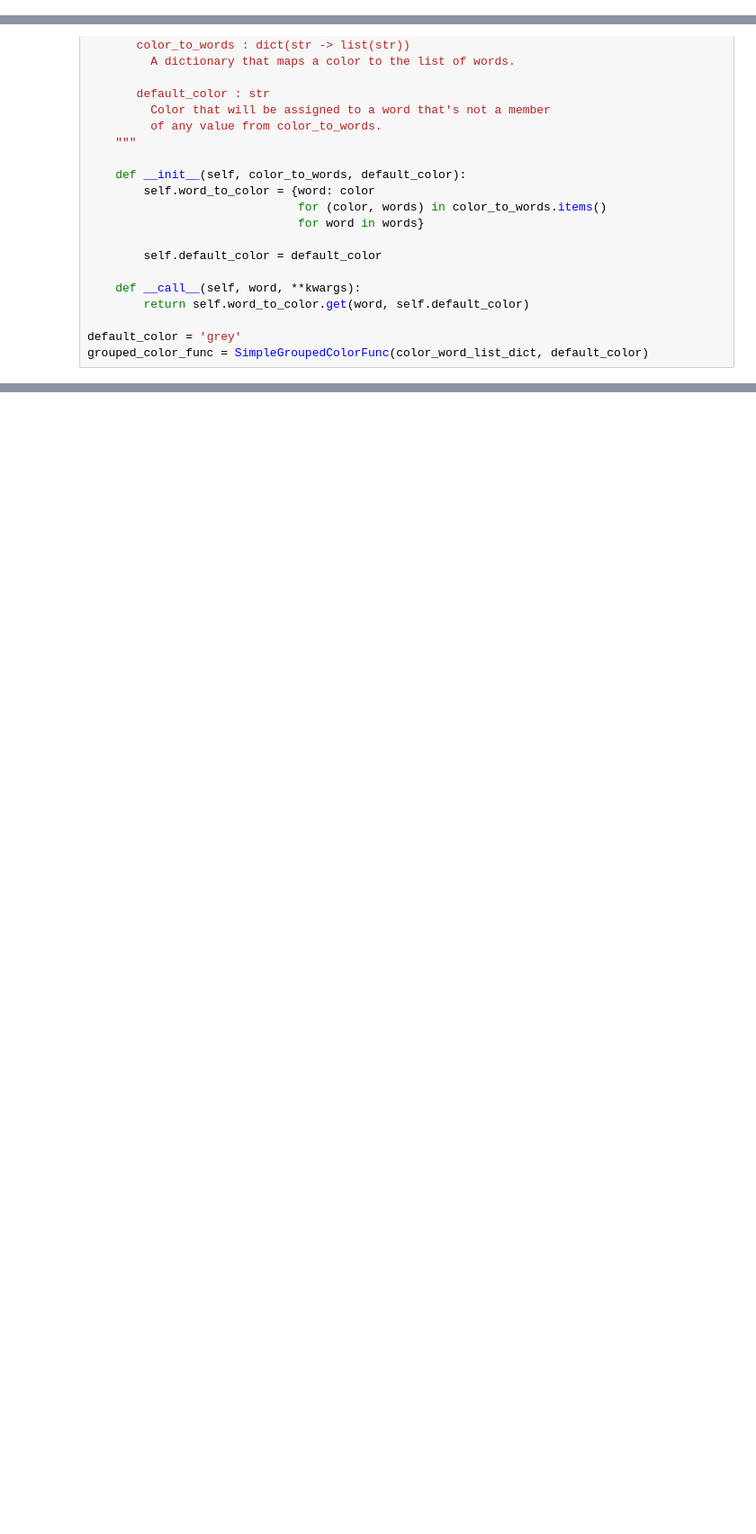
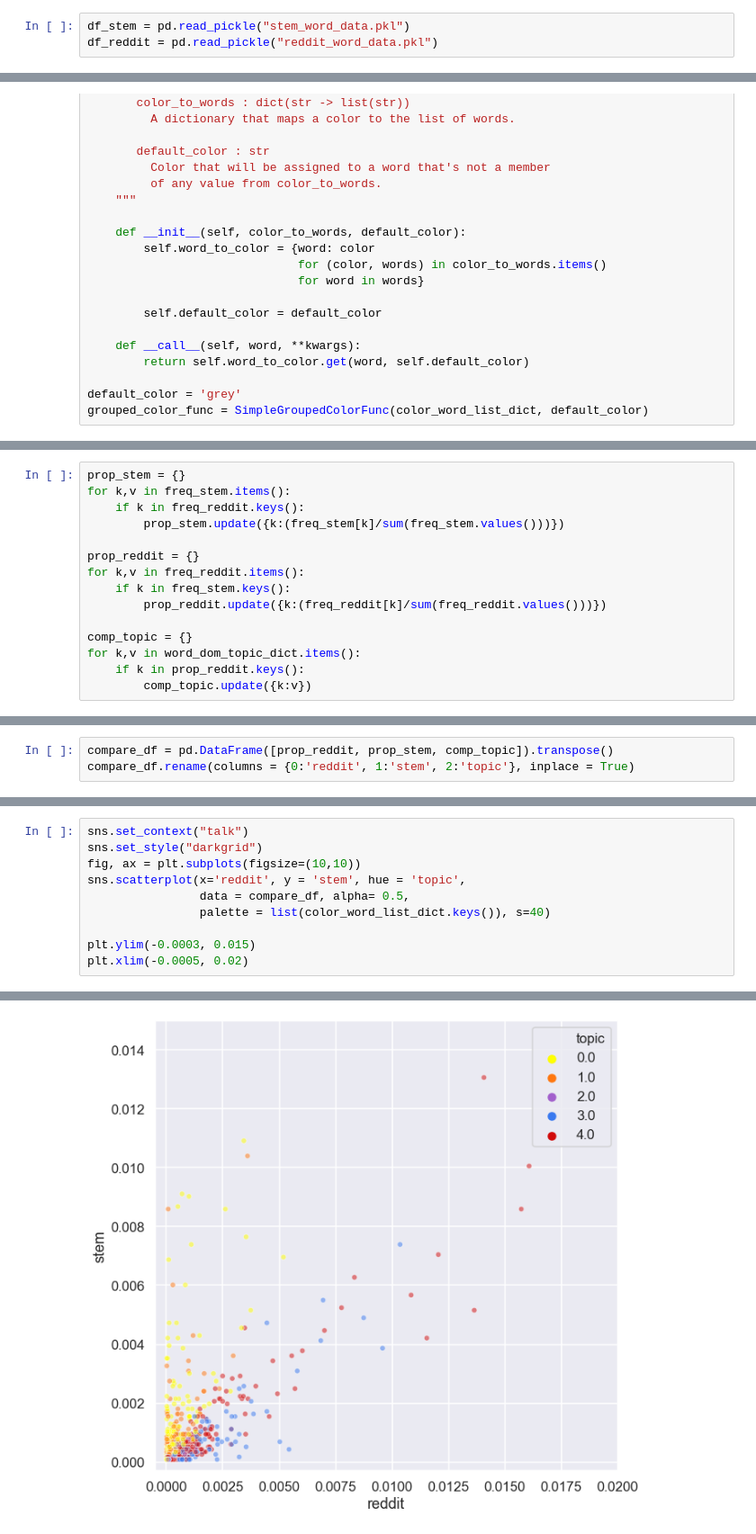
Before and after one commit to k-christensen/MeToo_in_STEM, a Jupyter notebook: data_collection_processing_and_analysis.ipynb, the cells around one changed output, grey strips where cells are left out. Shown at 90% size. Cells and saved outputs as stored; diff of their text form; blank space fills up the shorter version.

```diff
--- a/data_collection_processing_and_analysis.ipynb
+++ b/data_collection_processing_and_analysis.ipynb
@@ -93,6 +126,9 @@ The following function will take the list of strings above and turn them into a
 # %%
 df_stem = word_feature_df(stem_list_of_strings)
 df_reddit = word_feature_df(reddit_list_of_strings)
+# %%
+df_stem = pd.read_pickle("stem_word_data.pkl")
+df_reddit = pd.read_pickle("reddit_word_data.pkl")
 # %%
 df_stem.head()
 # %% [output]
@@ -516,0 +549,15 @@ plt.show()
+# %%
+prop_stem = {}
+for k,v in freq_stem.items():
+    if k in freq_reddit.keys():
+        prop_stem.update({k:(freq_stem[k]/sum(freq_stem.values()))})
+
+prop_reddit = {}
+for k,v in freq_reddit.items():
+    if k in freq_stem.keys():
+        prop_reddit.update({k:(freq_reddit[k]/sum(freq_reddit.values()))})
+
+comp_topic = {}
+for k,v in word_dom_topic_dict.items():
+    if k in prop_reddit.keys():
+        comp_topic.update({k:v})
@@ -516,0 +566,3 @@ plt.show()
+# %%
+compare_df = pd.DataFrame([prop_reddit, prop_stem, comp_topic]).transpose()
+compare_df.rename(columns = {0:'reddit', 1:'stem', 2:'topic'}, inplace = True)
@@ -516,0 +571,11 @@ plt.show()
+# %%
+sns.set_context("talk")
+sns.set_style("darkgrid")
+fig, ax = plt.subplots(figsize=(10,10))
+sns.scatterplot(x='reddit', y = 'stem', hue = 'topic',
+                data = compare_df, alpha= 0.5,
+                palette = list(color_word_list_dict.keys()), s=40)
+
+plt.ylim(-0.0003, 0.015)
+plt.xlim(-0.0005, 0.02)
+# %% [output]
@@ -516,0 +583 @@ plt.show()
+[figure, added]
```
Also changed, not shown: parts of 17 cells of this notebook.
